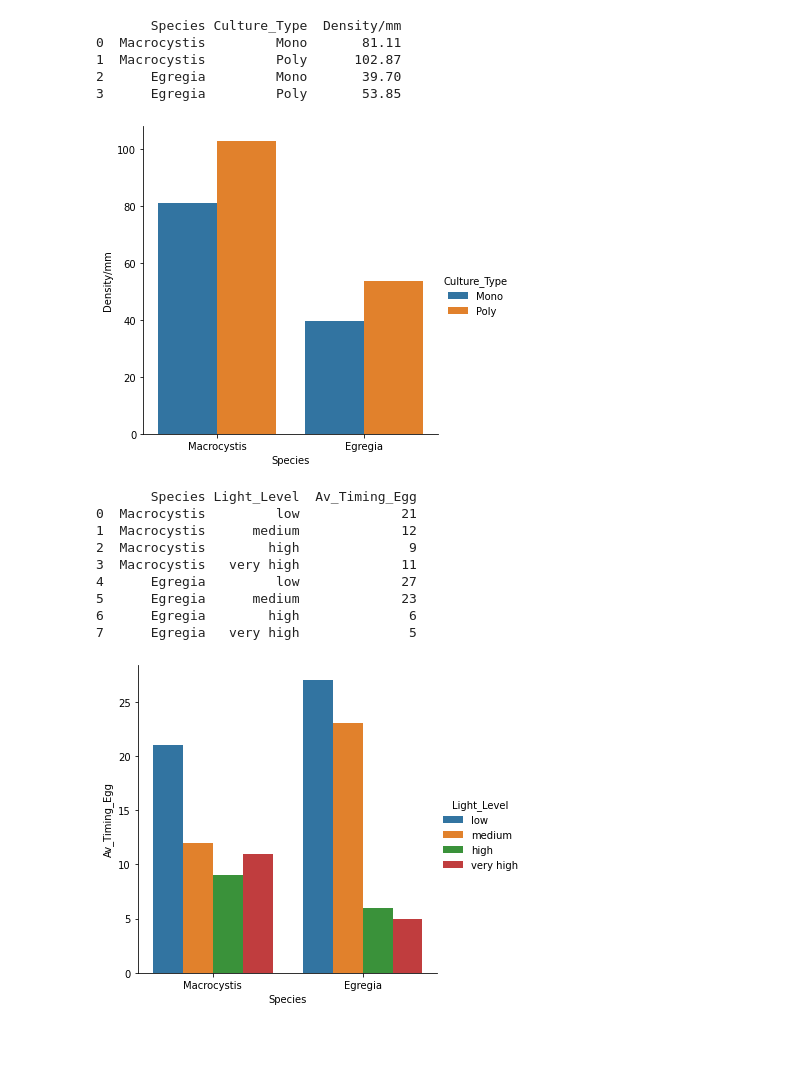
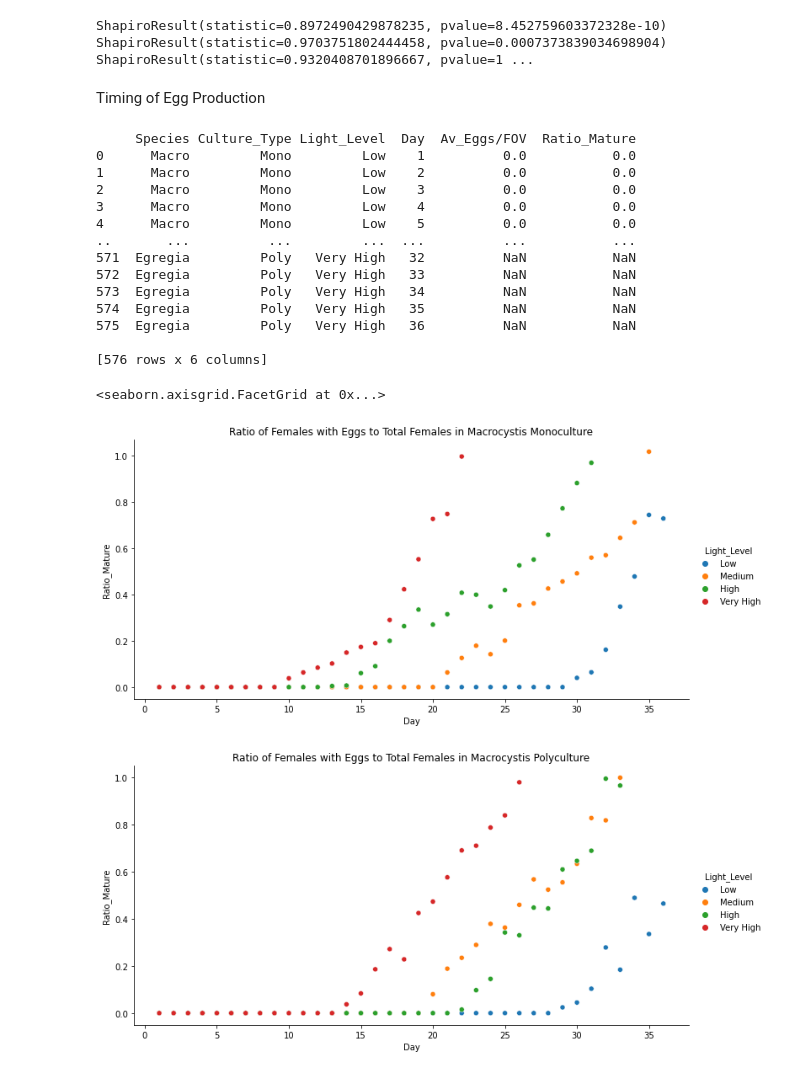
Before and after one commit to JayceeLanza/final_project, a Jupyter notebook: Final_Project.ipynb, the cells around one changed output. Saved outputs shown, nothing was run; the diff lists cells and outputs as text; code cells hidden in the pictures; blank space fills up the shorter version.

```diff
--- a/Final_Project.ipynb
+++ b/Final_Project.ipynb
@@ -42,0 +98,10 @@ print(M_poly_SD/.4)
+# %%
+#Test for Normality
+norm1= syp.stats.shapiro(M_Mono_SD['Macro_Spores'])
+norm2= syp.stats.shapiro(M_Poly_SD['Macro_Spores'])
+norm3= syp.stats.shapiro(E_Mono_SD['Egregia_Spores'])
+norm4 = syp.stats.shapiro(E_Poly_SD['Egregia_Spores'])
+print(norm1, norm2, norm3, norm4)
+#The data is not normal
+# %% [output]
+ShapiroResult(statistic=0.8972490429878235, pvalue=8.452759603372328e-10) ShapiroResult(statistic=0.9703751802444458, pvalue=0.0007373839034698904) ShapiroResult(statistic=0.9320408701896667, pvalue=1 ...
@@ -43,31 +112,37 @@ print(M_poly_SD/.4)
+# %% [markdown]
+Timing of Egg Production
 # %%
-settlement_density_means = pd.read_excel(r'settlement_density_means.xlsx')
-print (settlement_density_means)
+#Import egg_timing dataset
+egg_timing = pd.read_excel(r'MS263_FinalProject_Data_EggTiming.xlsx')
+print (egg_timing)
 # %% [output]
-       Species Culture_Type  Density/mm
-0  Macrocystis         Mono       81.11
-1  Macrocystis         Poly      102.87
-2      Egregia         Mono       39.70
-3      Egregia         Poly       53.85
+     Species Culture_Type Light_Level  Day  Av_Eggs/FOV  Ratio_Mature
+0      Macro         Mono         Low    1          0.0           0.0
+1      Macro         Mono         Low    2          0.0           0.0
+2      Macro         Mono         Low    3          0.0           0.0
+3      Macro         Mono         Low    4          0.0           0.0
+4      Macro         Mono         Low    5          0.0           0.0
+..       ...          ...         ...  ...          ...           ...
+571  Egregia         Poly   Very High   32          NaN           NaN
+572  Egregia         Poly   Very High   33          NaN           NaN
+573  Egregia         Poly   Very High   34          NaN           NaN
+574  Egregia         Poly   Very High   35          NaN           NaN
+575  Egregia         Poly   Very High   36          NaN           NaN
+
+[576 rows x 6 columns]
-# %%
-
-sns.catplot(data=settlement_density_means, kind="bar", x="Species", y="Density/mm", hue="Culture_Type");
-# %% [output]
-[figure, removed]
-# %%
-Egg_Timing_Means = pd.read_excel(r'Egg_Timing_Mean.xlsx')
-print (Egg_Timing_Means)
-# %% [output]
-       Species Light_Level  Av_Timing_Egg
-0  Macrocystis         low             21
-1  Macrocystis      medium             12
-2  Macrocystis        high              9
-3  Macrocystis   very high             11
-4      Egregia         low             27
-5      Egregia      medium             23
-6      Egregia        high              6
-7      Egregia   very high              5
-# %%
-sns.catplot(data=Egg_Timing_Means, kind="bar", x="Species", y="Av_Timing_Egg", hue="Light_Level");
-# %% [output]
-[figure, removed]
+# %%
+egg_timing_good = egg_timing.dropna() #Eliminate NA data
+# %%
+#subset data into Macrocystis Monoculture and Macrocystis Polyculture
+egg_timing_macro = egg_timing_good[egg_timing_good["Species"].isin(['Macro'])] #subset so that the data only includes Macro
+et_macro_mono = egg_timing_macro[egg_timing_macro["Culture_Type"].isin(['Mono'])] #subset so that the data only includes Monocultures of Macro\
+et_macro_poly = egg_timing_macro[egg_timing_macro["Culture_Type"].isin(['Poly'])] #subset so that the data only includes Polycultures of Macro
+# %%
+#Plot the proportion of females with eggs against day since spores were settled and light level
+
+sns.relplot(data=et_macro_mono, x= "Day", y="Ratio_Mature", hue="Light_Level", aspect = 2).set(title="Ratio of Females with Eggs to Total Females in Macrocystis Monoculture")
+sns.relplot(data=et_macro_poly, x= "Day", y="Ratio_Mature", hue="Light_Level", aspect = 2).set(title="Ratio of Females with Eggs to Total Females in Macrocystis Polyculture")
+# %% [output]
+<seaborn.axisgrid.FacetGrid at 0x...>
+[figure, added]
+[figure, added]
```
Also changed, not shown: parts of 22 cells of this notebook, 2 other files.
